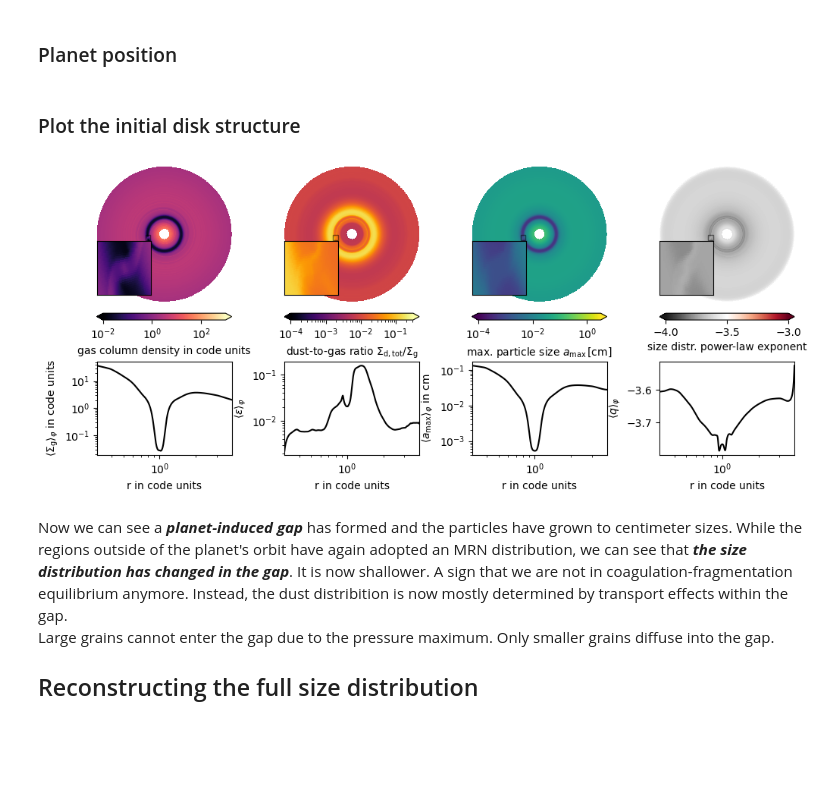
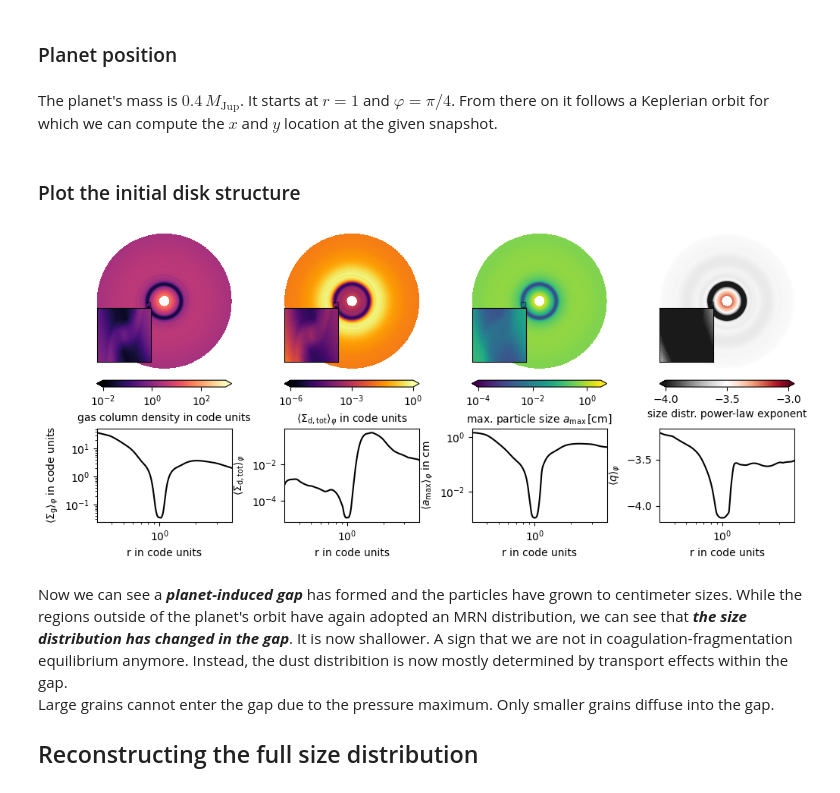
Before and after one commit to ThomasPfeil/TriPoDAthena_Introduction, a Jupyter notebook: TriPoDAthenaData.ipynb, the cells around one changed output. Saved outputs shown, nothing was run; the diff lists cells and outputs as text; code cells hidden in the pictures; blank space fills up the shorter version.

```diff
--- a/TriPoDAthenaData.ipynb
+++ b/TriPoDAthenaData.ipynb
@@ -166,20 +177,3 @@ For convenience let's use the following function to load the data from here on:
-# %%
-def load_file(directory, Nfile):
-    """
-    Function to load file number Nfile from directory and return important data fields
-    """
-    data  = athena_read.athdf(directory + "/disk.out1." + f"{Nfile:05}" + ".athdf")
-
-    time   = data['Time'].astype(np.double)
-    sigg   = data['rho'][0].astype(np.double) # Making sure we use double precision. athena_read will create single precision arrays
-    sigd_0 = data['dust_1_rho'][0].astype(np.double)
-    sigd_1 = data['dust_2_rho'][0].astype(np.double)
-    amax   = data['r0'][0].astype(np.double)
-    Cout_1 = data['r1'][0].astype(np.double)
-    Cout_2 = data['r2'][0].astype(np.double)
-    q = 2.*np.log(sigd_1/sigd_0)/np.log(amax/amin) - 4.
-
-    return time, sigg, sigd_0, sigd_1, amax, q, Cout_1, Cout_2
 # %%
 directory = "nominal_sim"
 Nfile = 450
@@ -187,6 +181,9 @@ Nfile = 450
 time, sigg, sigd_0, sigd_1, amax, q, Cout_1, Cout_2 = load_file(directory, Nfile)
 # %% [markdown]
 ### Planet position
+# %% [markdown]
+The planet's mass is $0.4\, M_\mathrm{Jup}$.
+It starts at $r=1$ and $\varphi=\pi/4$. From there on it follows a Keplerian orbit for which we can compute the $x$ and $y$ location at the given snapshot.
 # %%
 Mjup_Msun = 0.0009545942339693249
 Mp_s      = 0.4*Mjup_Msun
@@ -240,23 +238,23 @@ ax0i.set_xlim(r.min(), r.max())
 #
 # Plot dust-to-gas ratio
 #
-plot1 = ax1.pcolormesh(x,y,(sigd_0 + sigd_1)/sigg, norm=LogNorm(vmin=1e-4, vmax=np.sqrt(0.1*1)), cmap='inferno', rasterized=True)
+plot1 = ax1.pcolormesh(x,y,(sigd_0 + sigd_1), norm=LogNorm(vmin=1e-6, vmax=1), cmap='inferno', rasterized=True)
 ax1.set_xlim(-20,20)
 ax1.axis('scaled')
 ax1.axis('off')
-plt.colorbar(plot1, ax=ax1, orientation='horizontal', label=r'dust-to-gas ratio $\Sigma_\mathrm{d,tot}/\Sigma_\mathrm{g}$', extend='both', pad=0.05)
+plt.colorbar(plot1, ax=ax1, orientation='horizontal', label=r"$\langle \Sigma_\mathrm{d,tot} \rangle_\varphi$ in code units", extend='both', pad=0.05)
 
 axins1 = ax1.inset_axes(
     [0.0, 0.05, 0.4, 0.4],
     xlim=(x1, x2), ylim=(y1, y2), xticklabels=[], yticklabels=[])
-axins1.pcolormesh(x,y,(sigd_0 + sigd_1)/sigg, norm=LogNorm(vmin=1e-4, vmax=np.sqrt(0.1*1)), cmap='inferno', rasterized=True)
+axins1.pcolormesh(x,y,(sigd_0 + sigd_1), norm=LogNorm(vmin=1e-6, vmax=1), cmap='inferno', rasterized=True)
 axins1.set_xticks([])
 axins1.set_yticks([])
 ax1.indicate_inset_zoom(axins1, edgecolor="black")
 
-ax1i.loglog(r, ((sigd_0 + sigd_1)/sigg).mean(0), color='k')
+ax1i.loglog(r, (sigd_0 + sigd_1).mean(0), color='k')
 ax1i.set_xlabel("r in code units")
-ax1i.set_ylabel(r"$\langle \varepsilon \rangle_\varphi$")
+ax1i.set_ylabel(r"$\langle \Sigma_\mathrm{d,tot} \rangle_\varphi$")
 ax1i.set_xlim(r.min(), r.max())
 
 #
@@ -278,34 +276,34 @@ ax2.indicate_inset_zoom(axins2, edgecolor="black")
 
 ax2i.loglog(r, amax.mean(0), color='k')
 ax2i.set_xlabel("r in code units")
 ax2i.set_ylabel(r"$\langle a_\mathrm{max} \rangle_\varphi$ in cm")
 ax2i.set_xlim(r.min(), r.max())
 
 #
 # Plot power-law index
 #
 plot3 = ax3.pcolormesh(x,y,q, vmin=-4., vmax=-3.0, cmap='RdGy_r', rasterized=True)
 ax3.set_xlim(-20,20)
 ax3.axis('scaled')
 ax3.axis('off')
 plt.colorbar(plot3, ax=ax3, orientation='horizontal', label=r'size distr. power-law exponent', extend='both', pad=0.05)
 
 axins3 = ax3.inset_axes(
     [0.0, 0.05, 0.4, 0.4],
     xlim=(x1, x2), ylim=(y1, y2), xticklabels=[], yticklabels=[])
 axins3.pcolormesh(x,y,q, vmin=-4., vmax=-3.0, cmap='RdGy_r', rasterized=True)
 axins3.set_xticks([])
 axins3.set_yticks([])
 ax3.indicate_inset_zoom(axins3, edgecolor="black")
 
 ax3i.semilogx(r, q.mean(0), color='k')
 ax3i.set_xlabel("r in code units")
 ax3i.set_ylabel(r"$\langle q \rangle_\varphi$")
 ax3i.set_xlim(r.min(), r.max())
 
 gs.tight_layout(fig, pad=0.1, h_pad=-0.5)
 # %% [output]
-[figure, old version]
+[figure, new version]
 # %% [markdown]
 Now we can see a ***planet-induced gap*** has formed and the particles have grown to centimeter sizes. While the regions outside of the planet's orbit have again adopted an MRN distribution, we can see that ***the size distribution has changed in the gap***. It is now shallower. A sign that we are not in coagulation-fragmentation equilibrium anymore. Instead, the dust distribition is now mostly determined by transport effects within the gap.
 Large grains cannot enter the gap due to the pressure maximum. Only smaller grains diffuse into the gap.
```
Also changed, not shown: parts of 19 cells of this notebook, 2 other files.
